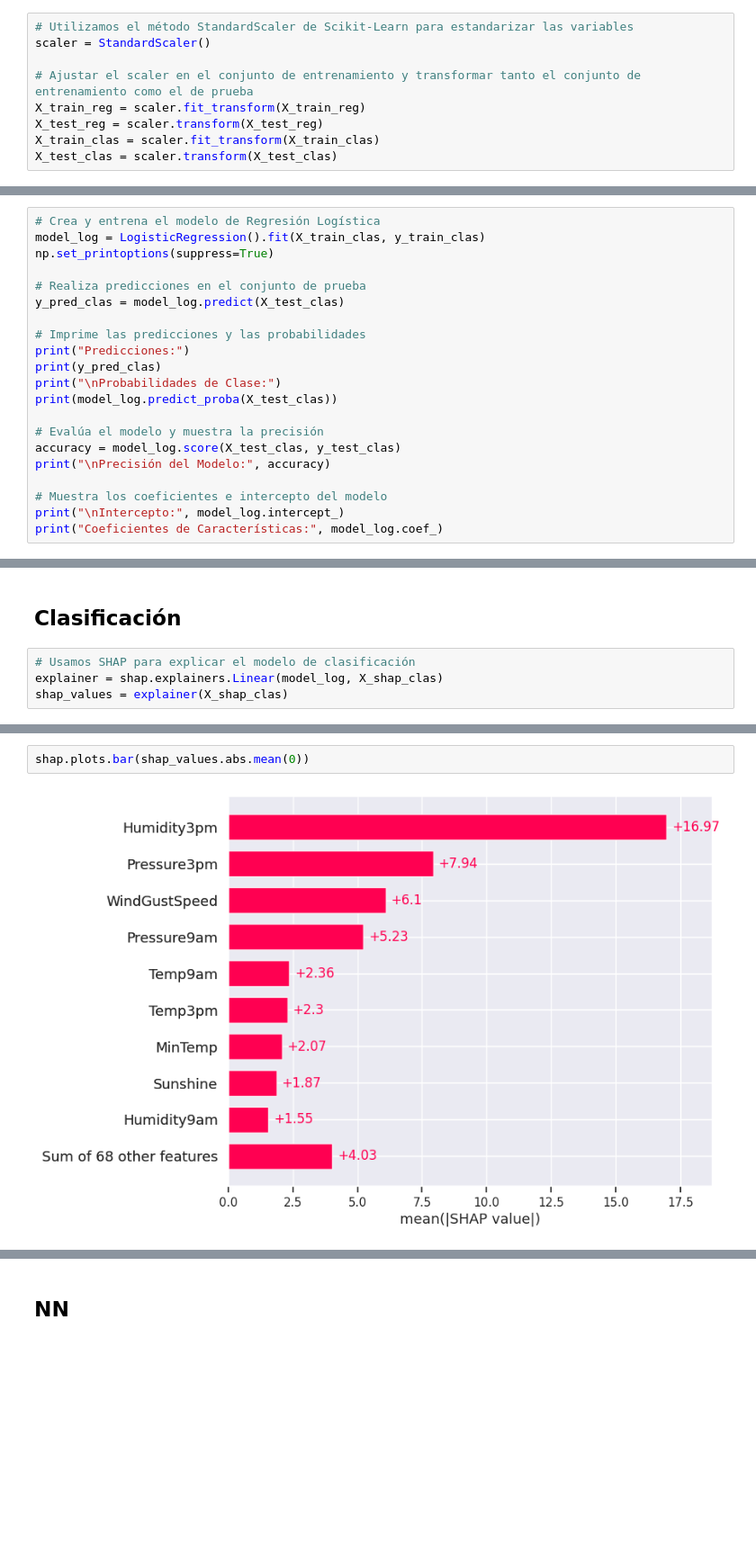
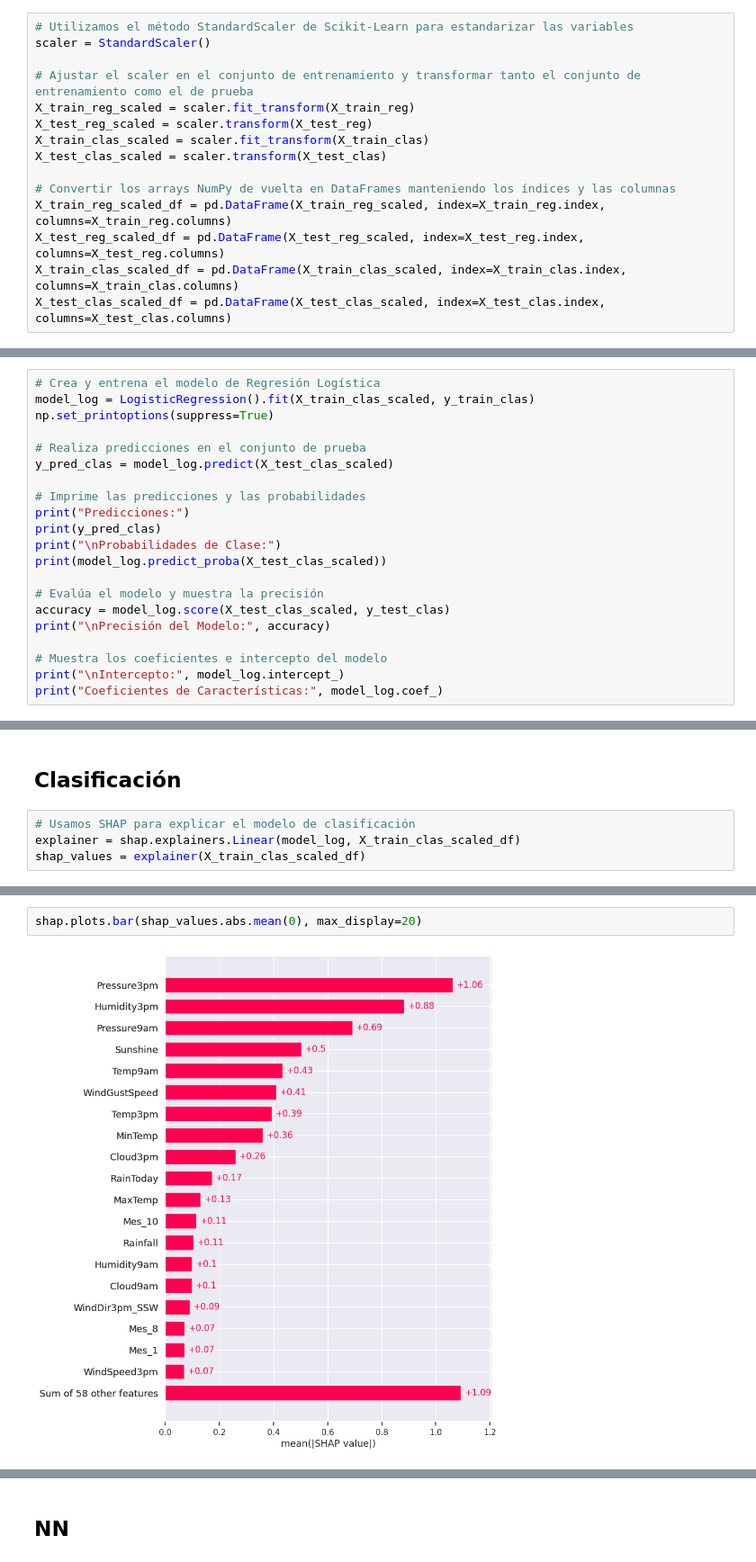
Before and after one commit to rama811/tp_aa1, a Jupyter notebook: TP1_AA1.ipynb, the cells around one changed output, grey strips where cells are left out. Shown at 90% size. Saved outputs shown, nothing was run; the diff lists cells and outputs as text; blank space fills up the shorter version.

```diff
--- a/TP1_AA1.ipynb
+++ b/TP1_AA1.ipynb
@@ -331,10 +345,16 @@ X_shap_clas = X_train_clas
 scaler = StandardScaler()
 
 # Ajustar el scaler en el conjunto de entrenamiento y transformar tanto el conjunto de entrenamiento como el de prueba
-X_train_reg = scaler.fit_transform(X_train_reg)
-X_test_reg = scaler.transform(X_test_reg)
-X_train_clas = scaler.fit_transform(X_train_clas)
-X_test_clas = scaler.transform(X_test_clas)
+X_train_reg_scaled = scaler.fit_transform(X_train_reg)
+X_test_reg_scaled = scaler.transform(X_test_reg)
+X_train_clas_scaled = scaler.fit_transform(X_train_clas)
+X_test_clas_scaled = scaler.transform(X_test_clas)
+
+# Convertir los arrays NumPy de vuelta en DataFrames manteniendo los índices y las columnas
+X_train_reg_scaled_df = pd.DataFrame(X_train_reg_scaled, index=X_train_reg.index, columns=X_train_reg.columns)
+X_test_reg_scaled_df = pd.DataFrame(X_test_reg_scaled, index=X_test_reg.index, columns=X_test_reg.columns)
+X_train_clas_scaled_df = pd.DataFrame(X_train_clas_scaled, index=X_train_clas.index, columns=X_train_clas.columns)
+X_test_clas_scaled_df = pd.DataFrame(X_test_clas_scaled, index=X_test_clas.index, columns=X_test_clas.columns)
 # %% [markdown]
 # Selección de características para la predicción
 # %% [markdown]
@@ -634,20 +689,20 @@ Precisión del Modelo Base: 0.7629654255319149
 # Regresión Logística
 # %%
 # Crea y entrena el modelo de Regresión Logística
-model_log = LogisticRegression().fit(X_train_clas, y_train_clas)
+model_log = LogisticRegression().fit(X_train_clas_scaled, y_train_clas)
 np.set_printoptions(suppress=True)
 
 # Realiza predicciones en el conjunto de prueba
-y_pred_clas = model_log.predict(X_test_clas)
+y_pred_clas = model_log.predict(X_test_clas_scaled)
 
 # Imprime las predicciones y las probabilidades
 print("Predicciones:")
 print(y_pred_clas)
 print("\nProbabilidades de Clase:")
-print(model_log.predict_proba(X_test_clas))
+print(model_log.predict_proba(X_test_clas_scaled))
 
 # Evalúa el modelo y muestra la precisión
-accuracy = model_log.score(X_test_clas, y_test_clas)
+accuracy = model_log.score(X_test_clas_scaled, y_test_clas)
 print("\nPrecisión del Modelo:", accuracy)
 
 # Muestra los coeficientes e intercepto del modelo
@@ -1353,7 +1503,7 @@ shap.plots.waterfall(shap_values[ind], max_display=14)
 ## Clasificación
 # %%
 # Usamos SHAP para explicar el modelo de clasificación
-explainer = shap.explainers.Linear(model_log, X_shap_clas)
-shap_values = explainer(X_shap_clas)
+explainer = shap.explainers.Linear(model_log, X_train_clas_scaled_df)
+shap_values = explainer(X_train_clas_scaled_df)
 # %%
 # Bar chart of mean importance
@@ -1363,6 +1513,6 @@ shap.summary_plot(shap_values, X_shap_clas, plot_type="bar")
 # %%
-shap.plots.bar(shap_values.abs.mean(0))
+shap.plots.bar(shap_values.abs.mean(0), max_display=20)
 # %% [output]
-[figure, old version]
+[figure, new version]
 # %%
 # Summarize the effect of all the features
```
Also changed, not shown: parts of 80 cells of this notebook, 1 other file.
